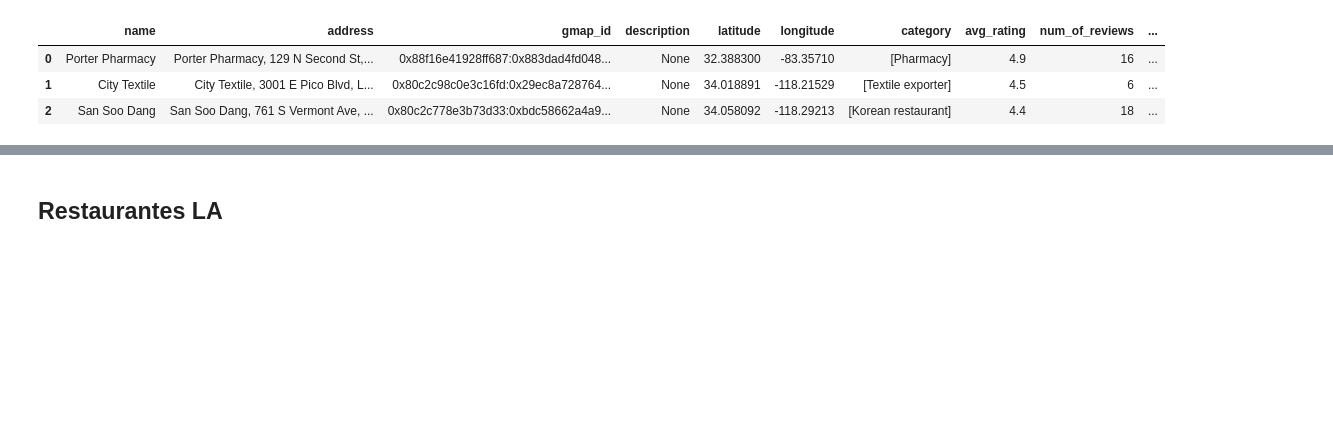
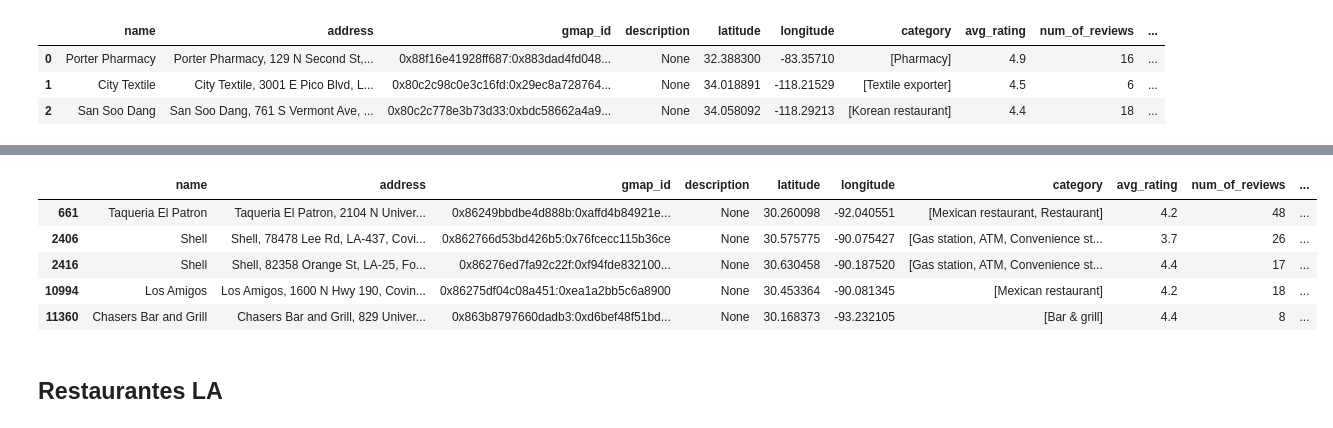
Before and after one commit to DaAnMaGi/DS_ProjectFinal_Copia, a Jupyter notebook: Exploración/exploración.ipynb, the cells around one changed output, grey strips where cells are left out. Drawn from its saved outputs; the diff is of its cells as text; code cells hidden in the pictures; blank space fills up the shorter version.

```diff
--- a/Exploración/exploración.ipynb
+++ b/Exploración/exploración.ipynb
@@ -255,6 +251,6 @@ Dollar store            0.009072
 Name: proportion, dtype: float64
 # %%
-# Se obtienen los id de los negocios cuya categoría sean restaurantes y bares.
-id_rest = list(negocios_cat[negocios_cat["category"].isin(["Restaurant","Bar","Fast food restaurant"])]["gmap_id"])
-id_rest
+# Se obtienen los id de los negocios cuyas categorías incluyan restaurantes o bares.
+id_rest = negocios_cat[negocios_cat["category"].str.contains('restaurant|bar', case=False)]
+id_rest.head(10)
 # %% [output]
@@ -277,0 +286,13 @@ id_rest
+# %%
+# Se crea una lista con los elementos que no pertenecen a la categoría de negocios esperada.
+no = ['Barber shop', 'Bark supplier',
+       'Barber supply store', 'Eyebrow bar',
+       'Hookah bar', 'Bartending school',
+       'Barber school', 'Subaru dealer', 'Barrister', 'Bar stool supplier',
+       'Cabaret club', 'Barbecue area', 'Hyperbaric medicine physician',
+       'Bar restaurant furniture store', 'Barrel supplier',
+       'Bariatric surgeon', 'Military barracks', 'Army barracks']
+# %%
+# Se filtra nuevamente el dataset de las categorías para obtener únicamente las categorías de los negocios deseadas
+id_rest_final = id_rest[~id_rest["category"].isin(no)]
+id_rest_final.head(5)
@@ -278,6 +327,6 @@ id_rest
 # %%
-# Filtramos los datos de los negocios para aquellos que sean restaurantes y bares.
-rest_la = data_negocios[data_negocios["gmap_id"].isin(id_rest)]
-rest_la.head()
+# Se filtra el data de los negocios para obtener aquellos que son de negocios de restaurantes o bares.
+data_restaurantes = data_negocios[data_negocios["gmap_id"].isin(id_rest_final["gmap_id"])]
+data_restaurantes.head(10)
 # %% [output]
 |  | name | address | gmap_id | description | latitude | longitude | category | avg_rating | num_of_reviews | ... |
@@ -289,2 +346,13 @@ rest_la.head()
+# %%
+# Se extraen los restaurantes que están en LA
+restaurantes_la = data_restaurantes[data_restaurantes["gmap_id"].isin(data_la["gmap_id"])]
+restaurantes_la.head()
+# %% [output]
+|  | name | address | gmap_id | description | latitude | longitude | category | avg_rating | num_of_reviews | ... |
+| 661 | Taqueria El Patron | Taqueria El Patron, 2104 N Univer... | 0x86249bbdbe4d888b:0xaffd4b84921e... | None | 30.260098 | -92.040551 | [Mexican restaurant, Restaurant] | 4.2 | 48 | ... |
+| 2406 | Shell | Shell, 78478 Lee Rd, LA-437, Covi... | 0x862766d53bd426b5:0x76fcecc115b36ce | None | 30.575775 | -90.075427 | [Gas station, ATM, Convenience st... | 3.7 | 26 | ... |
+| 2416 | Shell | Shell, 82358 Orange St, LA-25, Fo... | 0x86276ed7fa92c22f:0xf94fde832100... | None | 30.630458 | -90.187520 | [Gas station, ATM, Convenience st... | 4.4 | 17 | ... |
+| 10994 | Los Amigos | Los Amigos, 1600 N Hwy 190, Covin... | 0x86275df04c08a451:0xea1a2bb5c6a8900 | None | 30.453364 | -90.081345 | [Mexican restaurant] | 4.2 | 18 | ... |
+| 11360 | Chasers Bar and Grill | Chasers Bar and Grill, 829 Univer... | 0x863b8797660dadb3:0xd6bef48f51bd... | None | 30.168373 | -93.232105 | [Bar & grill] | 4.4 | 8 | ... |
 # %%
 # Guardamos los datos filtrados.
```
Also changed, not shown: parts of 26 cells of this notebook.
